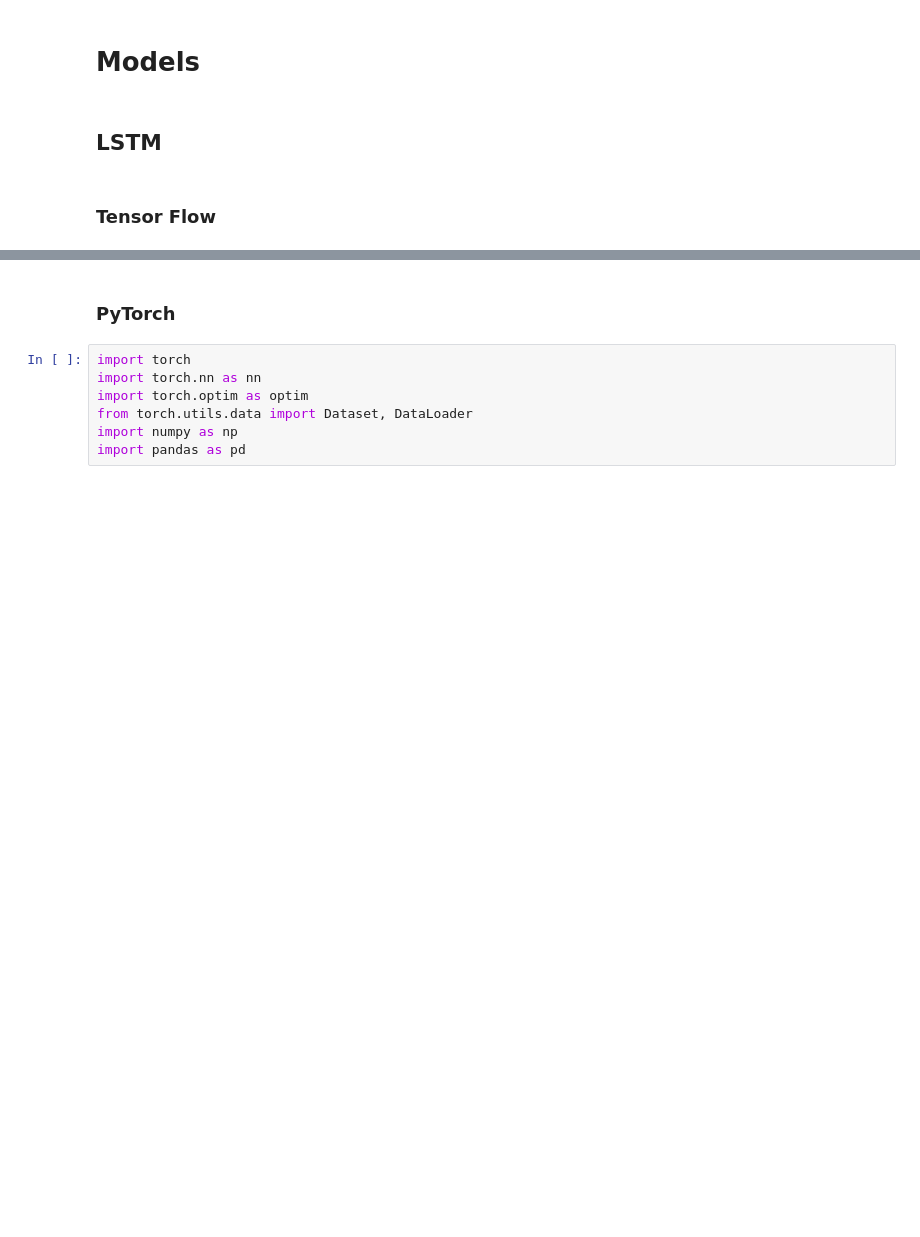
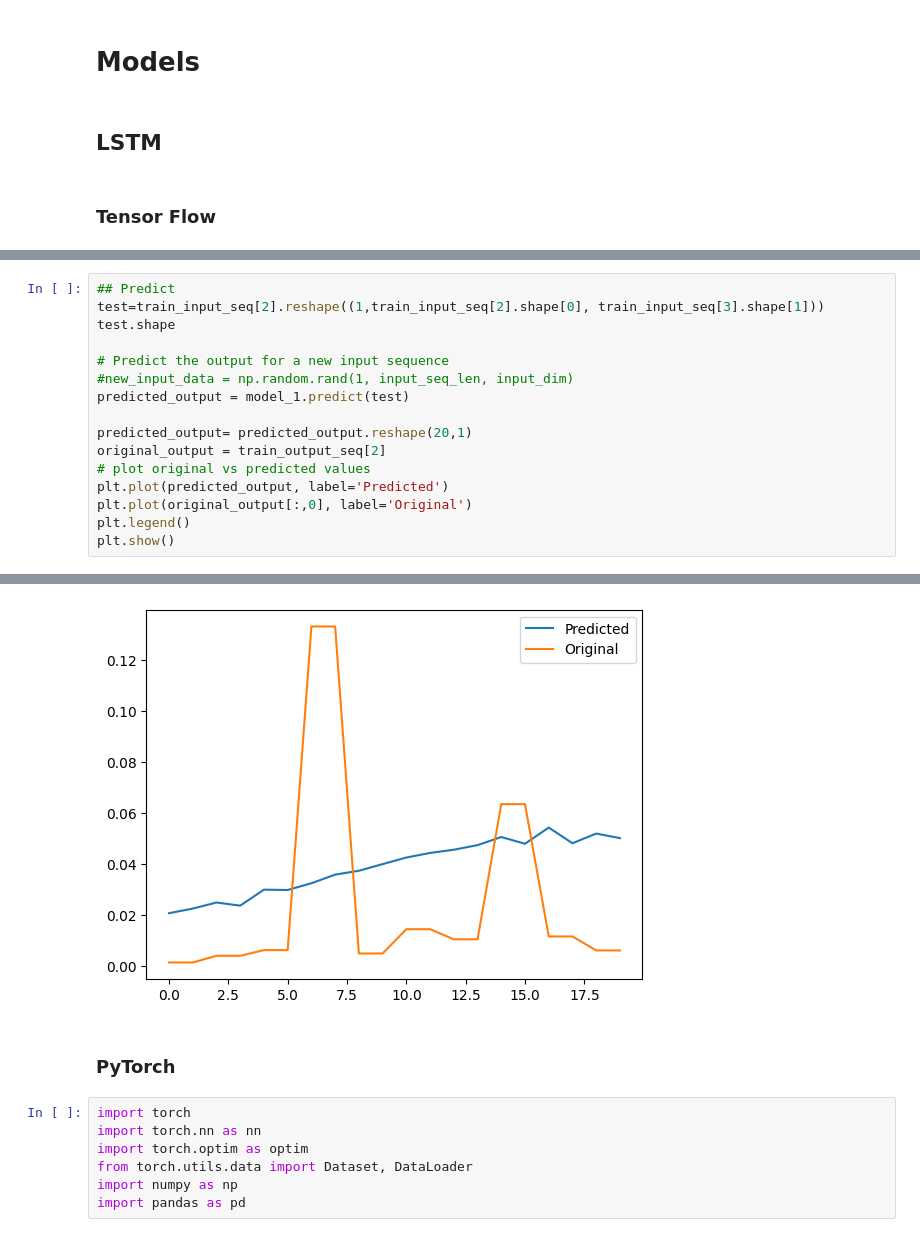
Before and after one commit to ezelanza/Transformers-for-latency-prediction, a Jupyter notebook: main.ipynb, the cells around one changed output, grey strips where cells are left out. Saved outputs shown, nothing was run; the diff lists cells and outputs as text; blank space fills up the shorter version.

```diff
--- a/main.ipynb
+++ b/main.ipynb
@@ -226,0 +324,17 @@ ValueError: in user code:
+# %%
+## Predict
+test=train_input_seq[2].reshape((1,train_input_seq[2].shape[0], train_input_seq[3].shape[1]))
+test.shape
+
+# Predict the output for a new input sequence
+#new_input_data = np.random.rand(1, input_seq_len, input_dim)
+predicted_output = model_1.predict(test)
+
+predicted_output= predicted_output.reshape(20,1)
+original_output = train_output_seq[2]
+# plot original vs predicted values
+plt.plot(predicted_output, label='Predicted')
+plt.plot(original_output[:,0], label='Original')
+plt.legend()
+plt.show()
+# %% [output]
@@ -227,3 +342,4 @@ ValueError: in user code:
+[figure, added]
 # %% [markdown]
 ### PyTorch
 # %%
```
Also changed, not shown: parts of 41 cells of this notebook, 20 other files.
